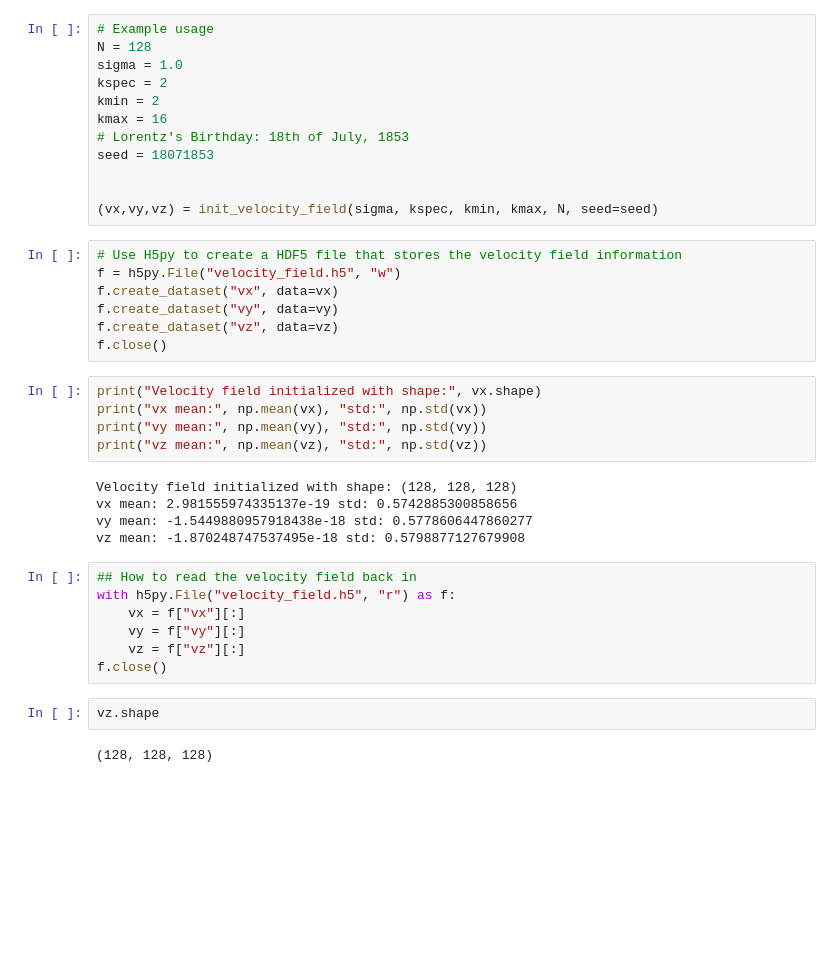
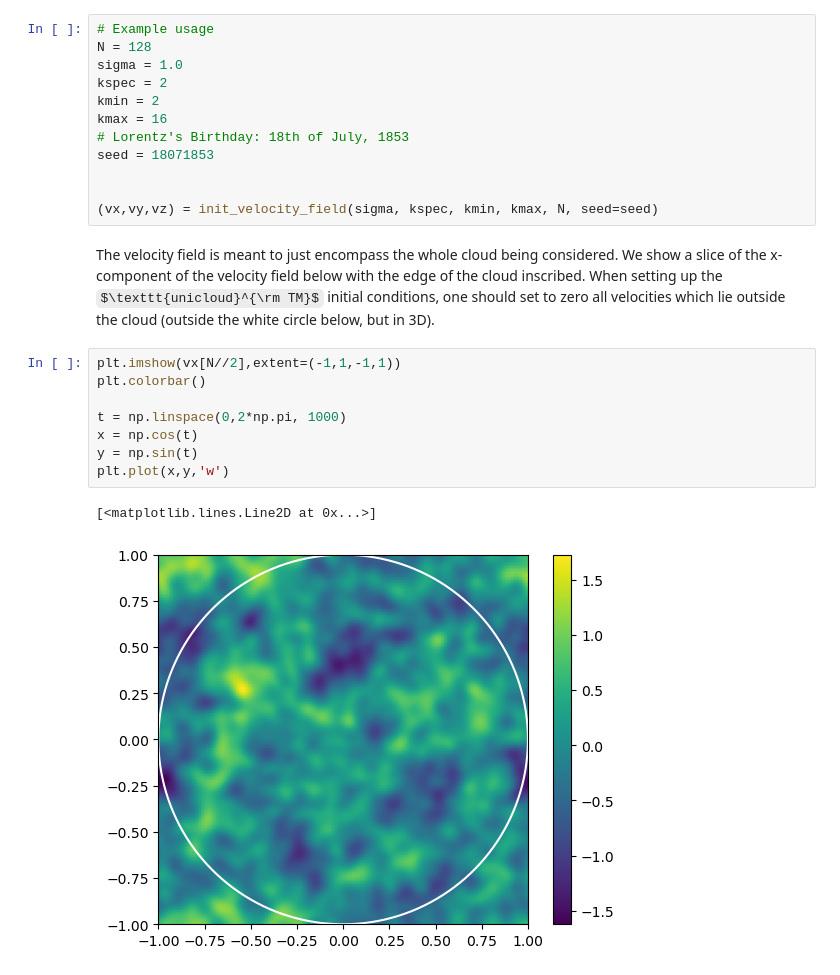
Before and after one commit to mikegrudic/unicloud_turb, a Jupyter notebook: generate.ipynb, the cells around one changed output. Cells and saved outputs as stored; diff of their text form; some formulas as TeX source; blank space fills up the shorter version.

Commit message:
removed duplicate code, added plotting

```diff
--- a/generate.ipynb
+++ b/generate.ipynb
@@ -70,31 +19,16 @@ seed = 18071853
 
 
 (vx,vy,vz) = init_velocity_field(sigma, kspec, kmin, kmax, N, seed=seed)
-# %%
-# Use H5py to create a HDF5 file that stores the velocity field information
-f = h5py.File("velocity_field.h5", "w")
-f.create_dataset("vx", data=vx)
-f.create_dataset("vy", data=vy)
-f.create_dataset("vz", data=vz)
-f.close()
-# %%
-print("Velocity field initialized with shape:", vx.shape)
-print("vx mean:", np.mean(vx), "std:", np.std(vx))
-print("vy mean:", np.mean(vy), "std:", np.std(vy))
-print("vz mean:", np.mean(vz), "std:", np.std(vz))
-# %% [output]
-Velocity field initialized with shape: (128, 128, 128)
-vx mean: 2.981555974335137e-19 std: 0.5742885300858656
-vy mean: -1.5449880957918438e-18 std: 0.5778606447860277
-vz mean: -1.870248747537495e-18 std: 0.5798877127679908
-# %%
-## How to read the velocity field back in
-with h5py.File("velocity_field.h5", "r") as f:
-    vx = f["vx"][:]
-    vy = f["vy"][:]
-    vz = f["vz"][:]
-f.close()
-# %%
-vz.shape
-# %% [output]
-(128, 128, 128)
+# %% [markdown]
+The velocity field is meant to just encompass the whole cloud being considered. We show a slice of the x-component of the velocity field below with the edge of the cloud inscribed. When setting up the $\texttt{unicloud}^{\rm TM}$ initial conditions, one should set to zero all velocities which lie outside the cloud (outside the white circle below, but in 3D).
+# %%
+plt.imshow(vx[N//2],extent=(-1,1,-1,1))
+plt.colorbar()
+
+t = np.linspace(0,2*np.pi, 1000)
+x = np.cos(t)
+y = np.sin(t)
+plt.plot(x,y,'w')
+# %% [output]
+[<matplotlib.lines.Line2D at 0x...>]
+[figure, added]
```
Also changed, not shown: parts of 2 cells of this notebook.
